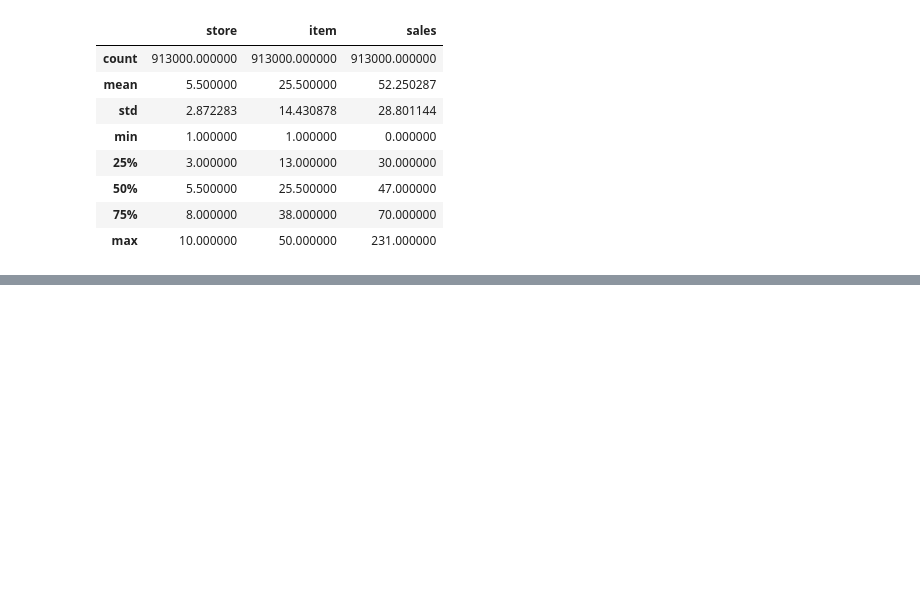
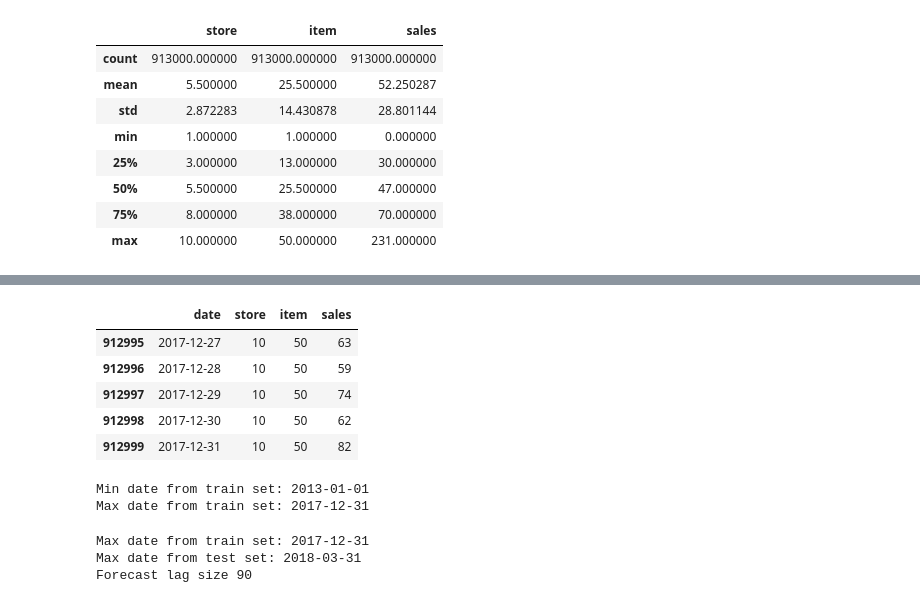
Before and after one commit to AiJared/Deep-Learning-Time-Series, a Jupyter notebook: Deep_Learning_for_Time_Series_Forecasting.ipynb, the cells around one changed output, grey strips where cells are left out. Cells and saved outputs as stored; diff of their text form; code cells hidden in the pictures; blank space fills up the shorter version.

```diff
--- a/Deep_Learning_for_Time_Series_Forecasting.ipynb
+++ b/Deep_Learning_for_Time_Series_Forecasting.ipynb
@@ -82,0 +92,24 @@ train.describe()
+# %%
+train.tail()
+# %% [output]
+|  | date | store | item | sales |
+| 912995 | 2017-12-27 | 10 | 50 | 63 |
+| 912996 | 2017-12-28 | 10 | 50 | 59 |
+| 912997 | 2017-12-29 | 10 | 50 | 74 |
+| 912998 | 2017-12-30 | 10 | 50 | 62 |
+| 912999 | 2017-12-31 | 10 | 50 | 82 |
+# %%
+print("Min date from train set: %s" % train['date'].min().date())
+print("Max date from train set: %s" % train['date'].max().date())
+# %% [output]
+Min date from train set: 2013-01-01
+Max date from train set: 2017-12-31
+# %%
+lag_size = (test['date'].max().date() - train["date"].max().date()).days
+print("Max date from train set: %s" % train["date"].max().date())
+print("Max date from test set: %s" % test["date"].max().date())
+print("Forecast lag size", lag_size)
+# %% [output]
+Max date from train set: 2017-12-31
+Max date from test set: 2018-03-31
+Forecast lag size 90
```
Also changed, not shown: parts of 1 cell of this notebook.
